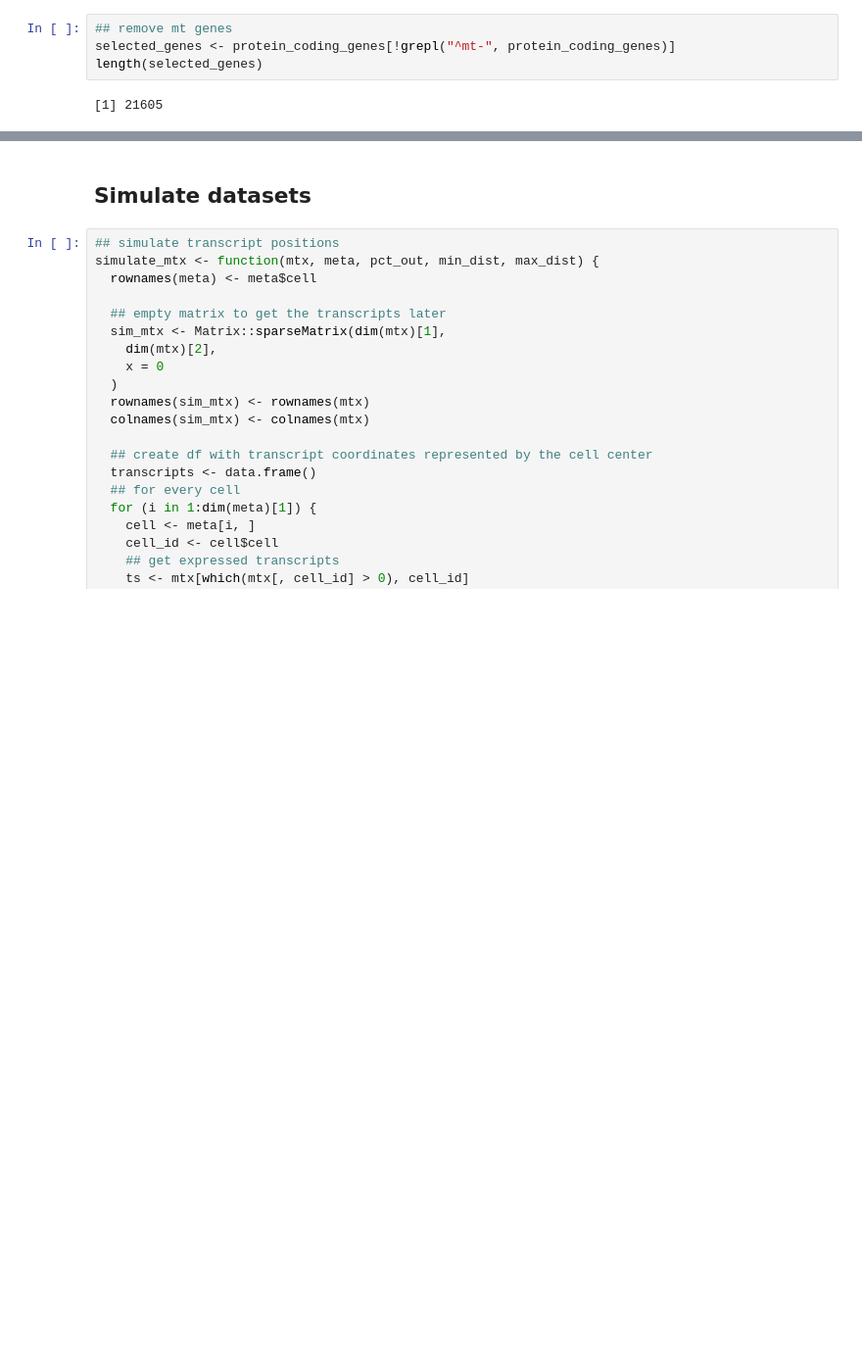
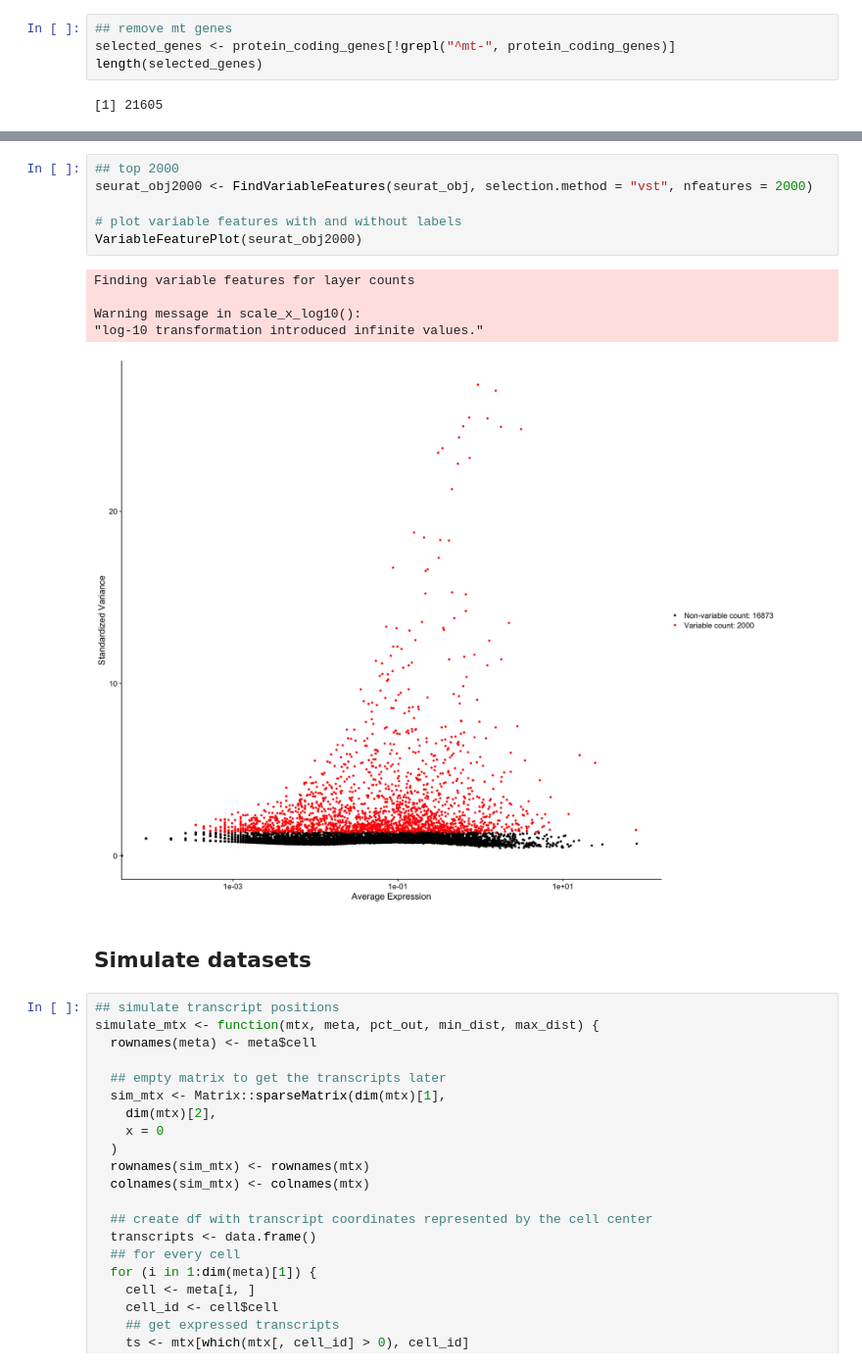
Before and after one commit to calebhallinan/applied_genomics_final_project, a Jupyter notebook: code/sim_data_prox_pos.ipynb, the cells around one changed output, grey strips where cells are left out. Shown at 98% size. Saved outputs shown, nothing was run; the diff lists cells and outputs as text; blank space fills up the shorter version.

```diff
--- a/code/sim_data_prox_pos.ipynb
+++ b/code/sim_data_prox_pos.ipynb
@@ -124,3 +195,15 @@ saveRDS(mtx, "../sim_data/prox_assign/mtx.RDS")
+# %%
+## top 2000
+seurat_obj2000 <- FindVariableFeatures(seurat_obj, selection.method = "vst", nfeatures = 2000)
+
+# plot variable features with and without labels
+VariableFeaturePlot(seurat_obj2000)
+# %% [output]
+Finding variable features for layer counts
+
+Warning message in scale_x_log10():
+"log-10 transformation introduced infinite values."
+[figure, added]
 # %% [markdown]
 ## Simulate datasets
 # %%
```
Also changed, not shown: parts of 10 cells of this notebook, 3 other files.
